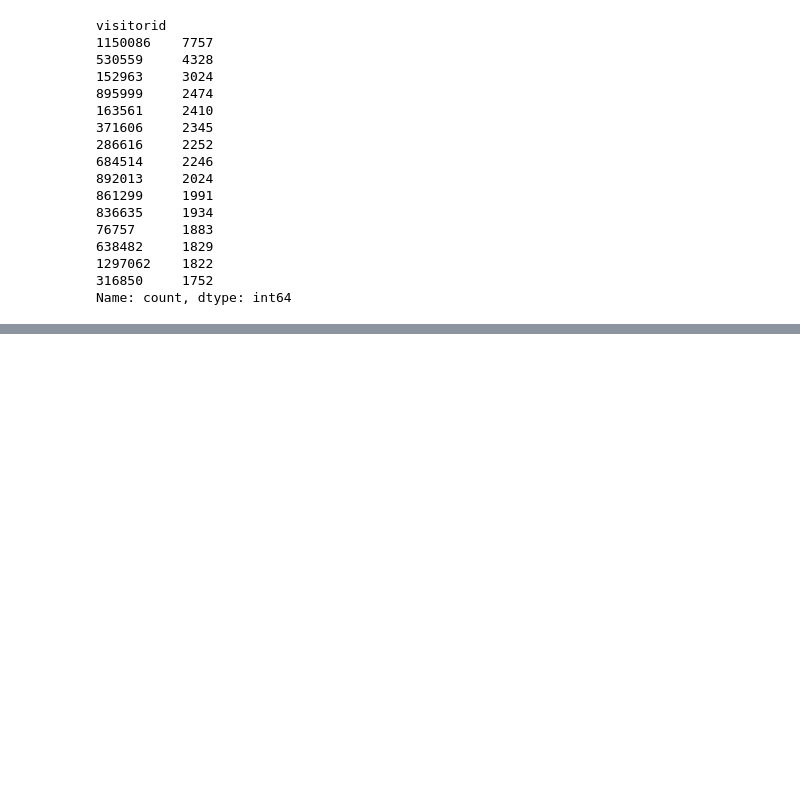
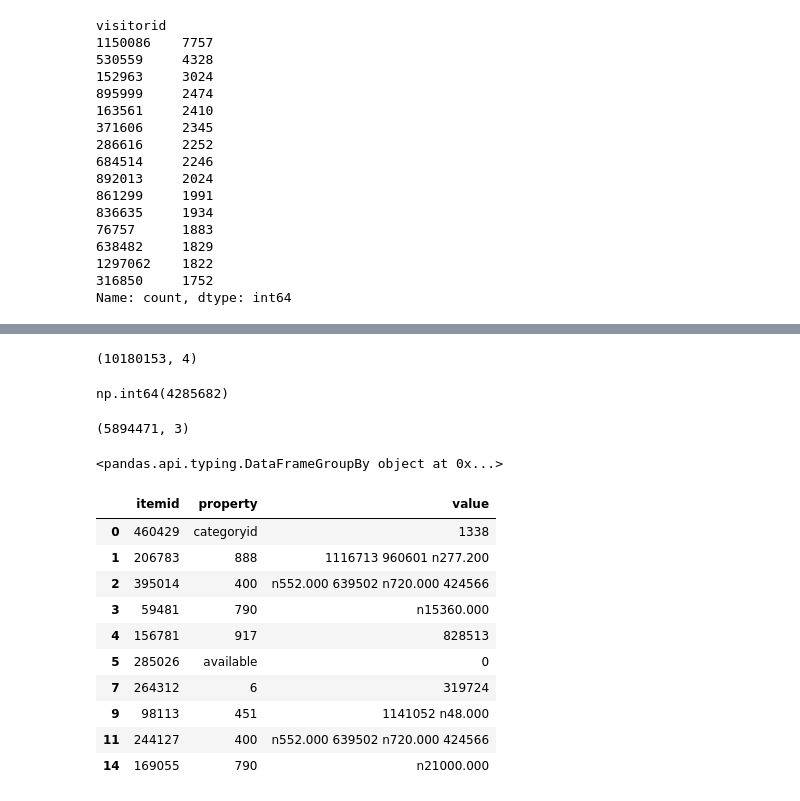
Before and after one commit to pranjal7-81/hybrid-ecommerce-recommendation-engine, a Jupyter notebook: notebooks/01_data_exploration.ipynb, the cells around one changed output, grey strips where cells are left out. Drawn from its saved outputs; the diff is of its cells as text; code cells hidden in the pictures; blank space fills up the shorter version.

```diff
--- a/notebooks/01_data_exploration.ipynb
+++ b/notebooks/01_data_exploration.ipynb
@@ -153,0 +233,2 @@ Name: count, dtype: int64
+# %%
+all_items = pd.concat([items, items2], ignore_index=True)
@@ -153,0 +247,8 @@ Name: count, dtype: int64
+# %%
+product_items.shape
+# %% [output]
+(10180153, 4)
+# %%
+product_items[["itemid", "property", "value"]].duplicated().sum()
+# %% [output]
+np.int64(4285682)
@@ -153,0 +257,22 @@ Name: count, dtype: int64
+# %%
+product_features.shape
+# %% [output]
+(5894471, 3)
+# %%
+product_features.groupby("itemid")
+# %% [output]
+<pandas.api.typing.DataFrameGroupBy object at 0x...>
+# %%
+product_features.head(10)
+# %% [output]
+|  | itemid | property | value |
+| 0 | 460429 | categoryid | 1338 |
+| 1 | 206783 | 888 | 1116713 960601 n277.200 |
+| 2 | 395014 | 400 | n552.000 639502 n720.000 424566 |
+| 3 | 59481 | 790 | n15360.000 |
+| 4 | 156781 | 917 | 828513 |
+| 5 | 285026 | available | 0 |
+| 7 | 264312 | 6 | 319724 |
+| 9 | 98113 | 451 | 1141052 n48.000 |
+| 11 | 244127 | 400 | n552.000 639502 n720.000 424566 |
+| 14 | 169055 | 790 | n21000.000 |
```
Also changed, not shown: parts of 30 cells of this notebook.
